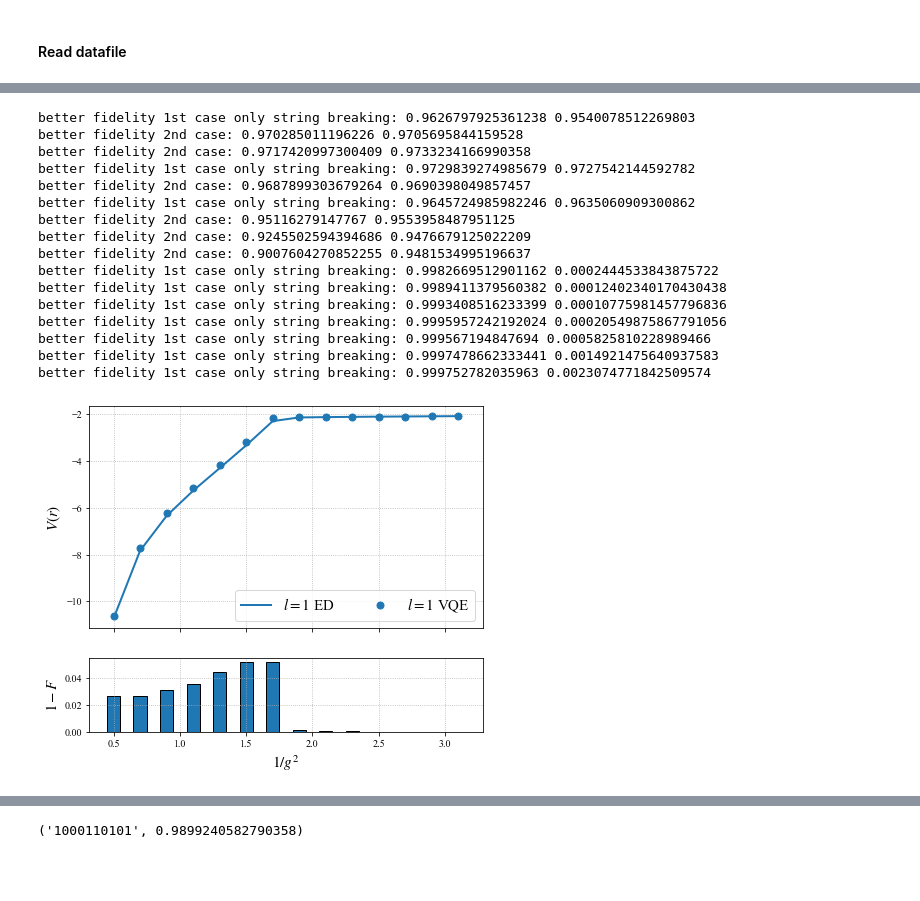
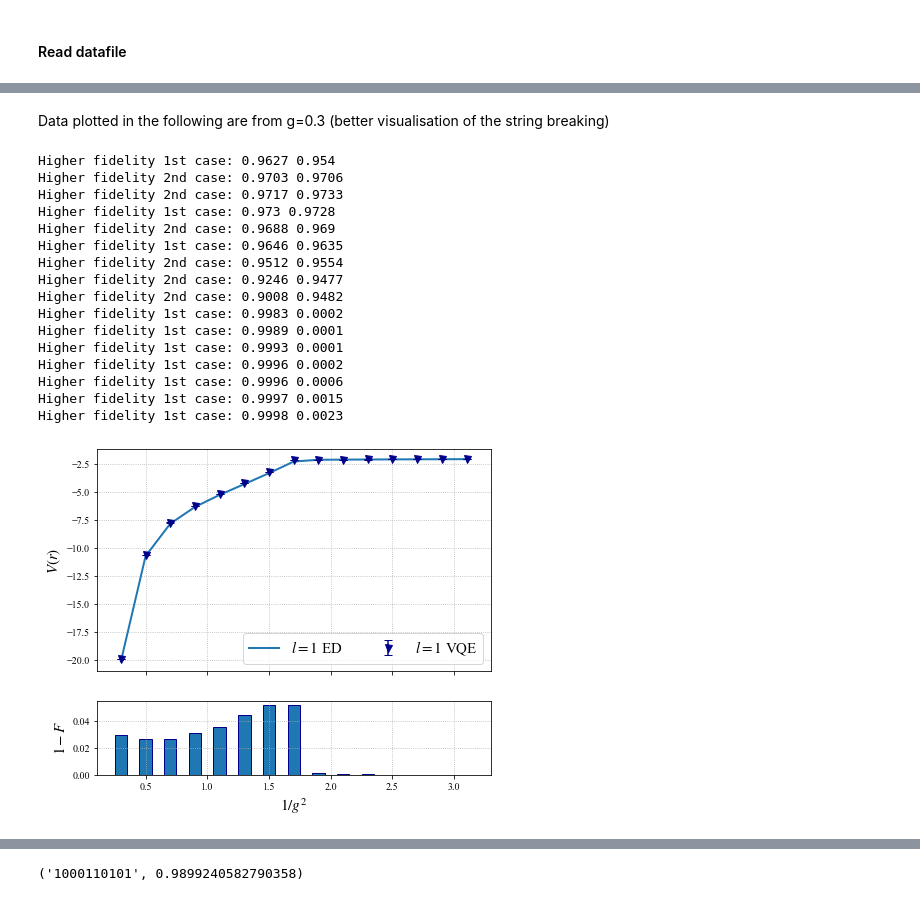
Before and after one commit to ariannacrippa/QC_lattice_H, a Jupyter notebook: notebooks/Quantinuum/static_potential_fermions.ipynb, the cells around one changed output, grey strips where cells are left out. Drawn from its saved outputs; the diff is of its cells as text; code cells hidden in the pictures; blank space fills up the shorter version.

Commit message:
updated file with comments and data visualisation

```diff
--- a/notebooks/Quantinuum/static_potential_fermions.ipynb
+++ b/notebooks/Quantinuum/static_potential_fermions.ipynb
@@ -162,15 +152,15 @@ config = {
     'e_op_out_plus': e_op_out_plus,
     'e_op_free_input':e_op_free_input
 }
-hamilt_sym = HamiltonianQED_sym(config,display_hamiltonian=False)
+hamilt_sym = HamiltonianQED_sym(config,display_hamiltonian=True)
 class_H_oprt = HamiltonianQED_oprt( config,hamilt_sym, sparse_pauli=sparse_pauli)
 
 
 ngauge = class_H_oprt.len_e_op
-# if puregauge:
-#     n_qubits_f = 0
-# else:
-#     n_qubits_f = np.prod(latt.n_sites)
+if puregauge:
+    n_qubits_f = 0
+else:
+    n_qubits_f = np.prod(latt.n_sites)
 
-# n_qubits =int(np.ceil(np.log2(2 * l+ 1)))
+n_qubits =int(np.ceil(np.log2(2 * l+ 1)))
 # %% [output]
@@ -307,7 +284,8 @@ nshots=10000
 # %%
 #read data from file
-# with open('static_potential_3x2_m2_omega1_l1_mutualinfoansatz.txt','r'):
 def read_datafile_glist(filetxt,nshots=None):
+    """Read data from files with VQE and exact diagonalisation results.
+    Function specific for that type of files."""
     filename = filetxt  # Replace this with the actual path to your file
 
     # Define regular expressions to extract the required data
@@ -343,7 +321,6 @@ def read_datafile_glist(filetxt,nshots=None):
 
         for k,g in enumerate(g_values):
             # Extract dict_ed string
-            #list_ed_tmp=[eval(el[:-1]) for el in re.findall(pattern_ed_dict, data)[k].split()]
             list_ed_tmp=[el for el in re.findall(pattern_ed_dict, data)[k].split()]
             #dict index even keys , index odd values
             dict_ed_tmp = {eval(list_ed_tmp[i][:-1]):eval(list_ed_tmp[i+1]) for i in range(0,len(list_ed_tmp),2)}
@@ -373,57 +350,61 @@ def read_datafile_glist(filetxt,nshots=None):
         parameters_list = [np.array(list(map(float, match.group(1).split()))) for match in parameters_matches]
         #print(parameters_list)
     return g_values,ed_values,dict_ed, vqe_values, std_dev_values,dict_vqe, fidelity_values, parameters_list
+# %% [markdown]
+Data plotted in the following are from g=0.3 (better visualisation of the string breaking)
 # %%
+#Read data file
 g_values_file,ed_values_file,dict_ed_file, vqe_values_file, std_dev_values_file,dict_vqe_file, fidelity_values_file, parameters_list_file=read_datafile_glist('static_potential_3x2_m2_omega1_l1_mutualinfoansatz.txt',nshots=nshots)
 g_values_file_v2,ed_values_file_v2,dict_ed_file_v2, vqe_values_file_v2, std_dev_values_file_v2,dict_vqe_file_v2, fidelity_values_file_v2, parameters_list_file_v2=read_datafile_glist('static_potential_3x2_m2_omega1_l1_mutualinfoansatz_v2.txt',nshots=nshots)
 
-
+width=510
+#select in the two files which one has hogher fidelity in the results. The difference is related to the choice of the initial point.
 for fid,fid_2,i in zip(fidelity_values_file,fidelity_values_file_v2,range(len(g_values_file))):
-    if fid>=fid_2:
-        print('better fidelity 1st case only string breaking:',fid,fid_2)
-    else:
-        print('better fidelity 2nd case:',fid,fid_2)
+    if fid>=fid_2:#first run with final string break configuration as initial point
+        print('Higher fidelity 1st case:',np.round(fid,4),np.round(fid_2,4))
+    else:#second run with 4 configurations vacuum for sites and all cases for gauge fields
+        print('Higher fidelity 2nd case:',np.round(fid,4),np.round(fid_2,4))
         g_values_file[i]=g_values_file_v2[i]
         ed_values_file[i]=ed_values_file_v2[i]
         dict_ed_file[i]=dict_ed_file_v2[i]
         vqe_values_file[i]=vqe_values_file_v2[i]
         dict_vqe_file[i]=dict_vqe_file_v2[i]
         std_dev_values_file[i]=std_dev_values_file_v2[i]
         fidelity_values_file[i]=fidelity_values_file_v2[i]
         parameters_list_file[i]=parameters_list_file_v2[i]
 
 
 fig,ax =plt.subplots(2,figsize=(set_size(width)[0],6),sharex=True,gridspec_kw={'height_ratios': [3, 1]})
 
-ax[0].plot(g_values_file[2:],ed_values_file[2:],markersize=6,markeredgewidth=2,label=f'$l=1$ ED',linewidth=2)
-ax[0].plot(g_values_file[2:],vqe_values_file[2:],'o',markersize=7,color='C0',label='$l=1$ VQE')
+ax[0].plot(g_values_file[1:],ed_values_file[1:],markersize=6,markeredgewidth=2,label=f'$l=1$ ED',linewidth=2)
+ax[0].errorbar(g_values_file[1:],vqe_values_file[1:],yerr=std_dev_values_file[1:],marker='v',markersize=7,color='darkblue',label='$l=1$ VQE',linestyle='',capsize=4)
 ax[0].set_ylabel(r'$V(r)$',fontsize=15)
 ax[0].legend(fontsize=15,ncols=3,loc='lower right')
 
 #ax[1].bar(g_list,np.abs(np.array(vqe_results)-np.array(ed_results)/np.array(ed_results)), edgecolor='black',width=0.1)
-ax[1].bar(g_values_file[2:],1-fidelity_values_file[2:], edgecolor='black',width=0.1)
+ax[1].bar(g_values_file[1:],1-fidelity_values_file[1:], edgecolor='darkblue',width=0.1)
 
 ax[1].set_ylabel(r'$1-F$',fontsize=15)
 ax[1].set_xlabel(r'$1/g^2$',fontsize=15)
 
 
 for i in [0,1]:
     ax[i].grid(True,which='both',linestyle='dotted')
 # %% [output]
-better fidelity 1st case only string breaking: 0.9626797925361238 0.9540078512269803
-better fidelity 2nd case: 0.970285011196226 0.9705695844159528
-better fidelity 2nd case: 0.9717420997300409 0.9733234166990358
-better fidelity 1st case only string breaking: 0.9729839274985679 0.9727542144592782
-better fidelity 2nd case: 0.9687899303679264 0.9690398049857457
-better fidelity 1st case only string breaking: 0.9645724985982246 0.9635060909300862
-better fidelity 2nd case: 0.95116279147767 0.9553958487951125
-better fidelity 2nd case: 0.9245502594394686 0.9476679125022209
-better fidelity 2nd case: 0.9007604270852255 0.9481534995196637
-better fidelity 1st case only string breaking: 0.9982669512901162 0.0002444533843875722
-better fidelity 1st case only string breaking: 0.9989411379560382 0.00012402340170430438
-better fidelity 1st case only string breaking: 0.9993408516233399 0.00010775981457796836
-better fidelity 1st case only string breaking: 0.9995957242192024 0.00020549875867791056
-better fidelity 1st case only string breaking: 0.999567194847694 0.0005825810228989466
-better fidelity 1st case only string breaking: 0.9997478662333441 0.0014921475640937583
-better fidelity 1st case only string breaking: 0.999752782035963 0.0023074771842509574
+Higher fidelity 1st case: 0.9627 0.954
+Higher fidelity 2nd case: 0.9703 0.9706
+Higher fidelity 2nd case: 0.9717 0.9733
+Higher fidelity 1st case: 0.973 0.9728
+Higher fidelity 2nd case: 0.9688 0.969
+Higher fidelity 1st case: 0.9646 0.9635
+Higher fidelity 2nd case: 0.9512 0.9554
+Higher fidelity 2nd case: 0.9246 0.9477
+Higher fidelity 2nd case: 0.9008 0.9482
+Higher fidelity 1st case: 0.9983 0.0002
+Higher fidelity 1st case: 0.9989 0.0001
+Higher fidelity 1st case: 0.9993 0.0001
+Higher fidelity 1st case: 0.9996 0.0002
+Higher fidelity 1st case: 0.9996 0.0006
+Higher fidelity 1st case: 0.9997 0.0015
+Higher fidelity 1st case: 0.9998 0.0023
-[figure, old version]
+[figure, new version]
```
Also changed, not shown: parts of 17 cells of this notebook.
